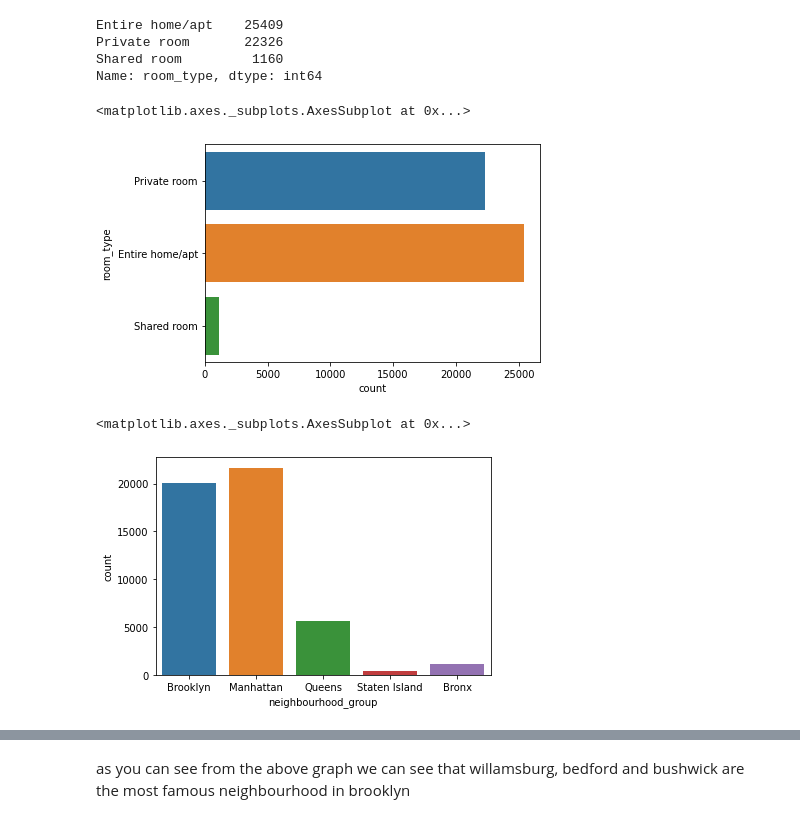
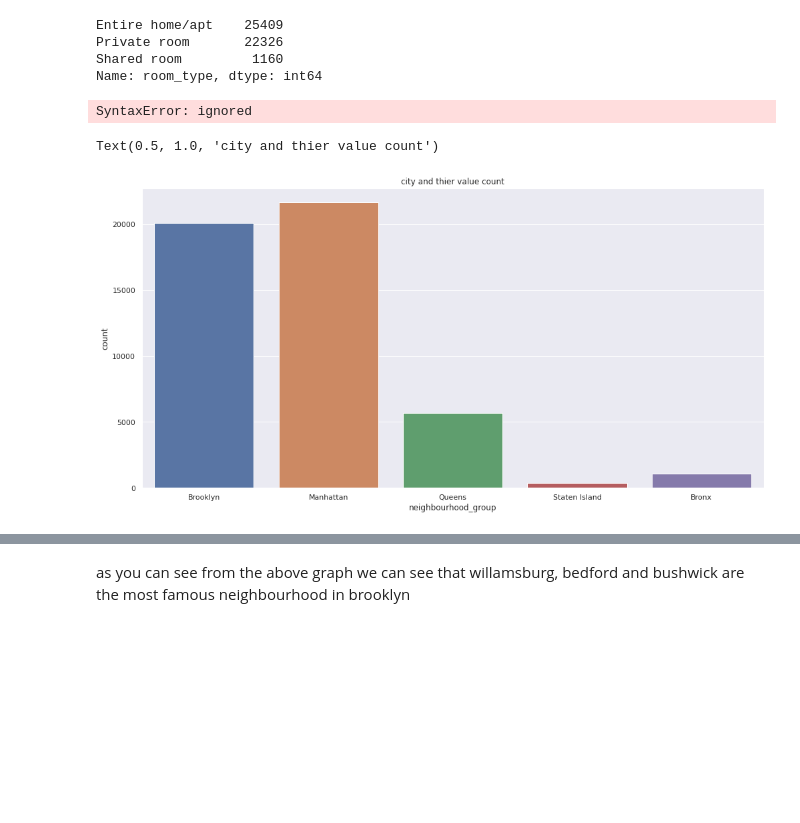
Before and after one commit to Ali-Asgar-Lakdawala/EDA-airbnb, a Jupyter notebook: Ali_Asgar_Airbnb_Bookings_Analysis_Capstone_Project.ipynb, the cells around one changed output, grey strips where cells are left out. Drawn from its saved outputs; the diff is of its cells as text; code cells hidden in the pictures; blank space fills up the shorter version.

```diff
--- a/Ali_Asgar_Airbnb_Bookings_Analysis_Capstone_Project.ipynb
+++ b/Ali_Asgar_Airbnb_Bookings_Analysis_Capstone_Project.ipynb
@@ -18,6 +20,9 @@ pd.get_option("display.max_rows")
 import matplotlib.pyplot as plt
 import seaborn as sns
 %matplotlib inline
+sns.set_style("whitegrid")
+sns.set(rc={'figure.figsize':(16.7,8.27)})
+plt.rcParams['figure.figsize'] = [16.7,8.27]
 # %%
 from google.colab import drive
 drive.mount('/content/drive')
@@ -111,13 +98,13 @@ Entire home/apt    25409
 Private room       22326
 Shared room         1160
 Name: room_type, dtype: int64
-# %%
-sns.countplot(y=df['room_type'])
-# %% [output]
-<matplotlib.axes._subplots.AxesSubplot at 0x...>
-[figure, removed]
+# %%
+
+sns.countplot(x=df['room_type']).set_title('Room type and their value count')
+# %% [output]
+SyntaxError: ignored
 # %%
-sns.countplot(df.neighbourhood_group)
+sns.countplot(df.neighbourhood_group).set_title('city and thier value count')
 # %% [output]
-<matplotlib.axes._subplots.AxesSubplot at 0x...>
+Text(0.5, 1.0, 'city and thier value count')
-[figure, old version]
+[figure, new version]
```
Also changed, not shown: parts of 37 cells of this notebook.
